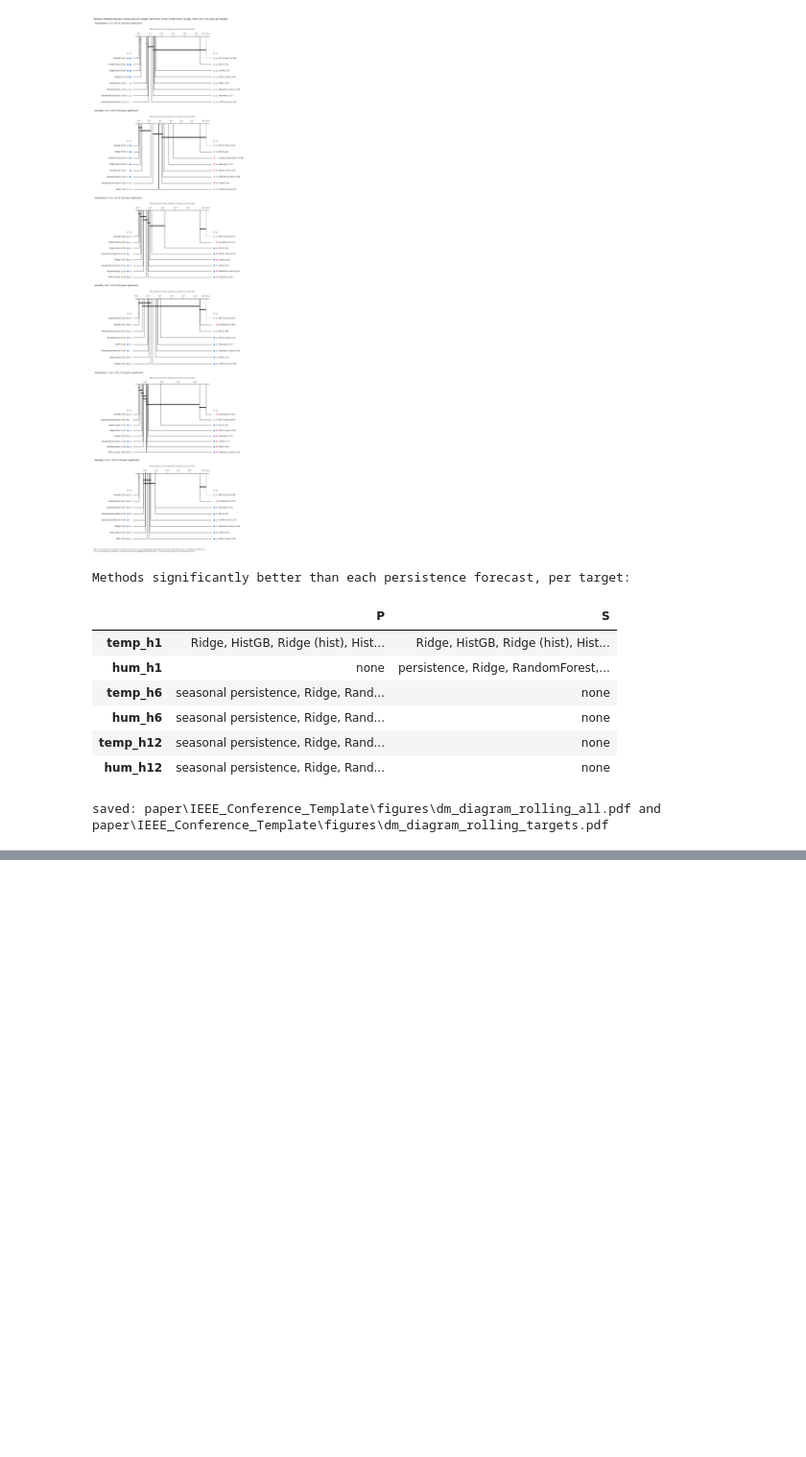
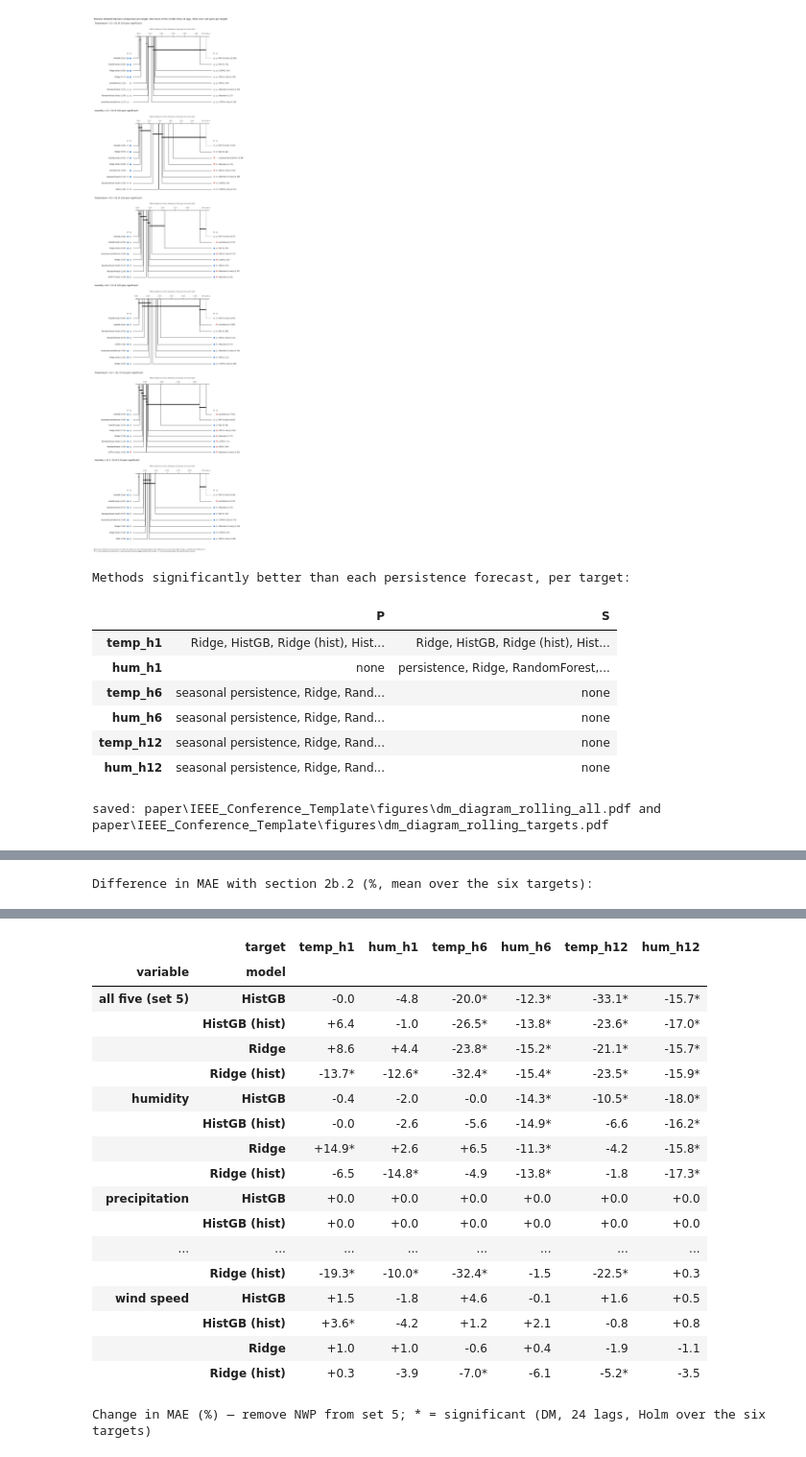
Before and after one commit to yuye188/Osiris-Greenhouse-UMU, a Jupyter notebook: 02b. rolling origin.ipynb, the cells around one changed output, grey strips where cells are left out. Shown at 96% size. Cells and saved outputs as stored; diff of their text form; code cells hidden in the pictures; blank space fills up the shorter version.

```diff
--- a/02b. rolling origin.ipynb
+++ b/02b. rolling origin.ipynb
@@ -610,0 +799,61 @@ saved: paper\IEEE_Conference_Template\figures\dm_diagram_rolling_all.pdf and pap
+# %%
+# check: set 4 and set 5, refitted here, against the predictions of section 2b.2. Ridge is reproduced
+# exactly; HistGB can differ slightly between scikit-learn versions. All comparisons below use the
+# predictions of this section only, so both sides of every comparison come from the same runs.
+chk = {}
+for fn in FOLDS:
+    y = RO[fn]["y_test"]
+    for m in WX_MODELS:
+        for name, fs in (("set 4", FS_NOFC), ("set 5", FS_MAIN)):
+            new_mae = fu.abs_err(WX[fn][f"{m}|{name}"], y).mean()
+            old_mae = fu.abs_err(RO[fn]["pred"][(m, fs)], y).mean()
+            chk[(fn, m, name)] = 100 * float(((new_mae - old_mae) / old_mae).mean())
+print("Difference in MAE with section 2b.2 (%, mean over the six targets):")
+display(pd.Series(chk).unstack([1, 2]).round(2))
+
+
+def wx_err(m, name):
+    # hourly absolute error of one model and input set, test hours of the four folds together
+    return pd.concat([fu.abs_err(WX[fn][f"{m}|{name}"], RO[fn]["y_test"]) for fn in FOLDS]).sort_index()
+
+
+WX_COMPARISONS = {  # comparison -> (set A, set B) for each variable; change = MAE(A) / MAE(B) - 1
+    "add NWP to set 4": {**{v: (f"set 4 + {v} (NWP)", "set 4") for v in FC_VARS}, "all five (set 5)": ("set 5", "set 4")},
+    "remove NWP from set 5": {v: (f"set 5 - {v} (NWP)", "set 5") for v in FC_VARS},
+    "add observed to set 4": {v: (f"set 4 + {v} (observed)", "set 4") for v in OBS_VARS},
+    # observed weather against the forecast of the same variable: the part of the gain lost to forecast error
+    "observed instead of NWP": {v: (f"set 4 + {v} (observed)", f"set 4 + {v} (NWP)") for v in ("temperature", "humidity", "wind speed", "radiation")},
+}
+wx_rows = []
+for comp, pairs in WX_COMPARISONS.items():
+    for v, (a, b) in pairs.items():
+        for m in WX_MODELS:
+            t = fu.paired_rows(wx_err(m, a), wx_err(m, b), L=DM_LAGS, n_boot=N_BOOT)
+            for c in TARGET_COLS:
+                wx_rows.append({"comparison": comp, "variable": v, "model": m, "target": c,
+                                "MAE A": t.loc[c, "MAE A"], "MAE B": t.loc[c, "MAE B"], "rel (%)": t.loc[c, "rel (%)"],
+                                "CI 2.5%": t.loc[c, "CI 2.5%"], "CI 97.5%": t.loc[c, "CI 97.5%"],
+                                "p DM": t.loc[c, "p DM"], "p Holm": t.loc[c, "p Holm"]})
+wx_long = pd.DataFrame(wx_rows)
+wx_long.to_csv(os.path.join("paper", "tables", "rolling_origin_weather_variables.csv"), index=False)
+print("saved:", os.path.join("paper", "tables", "rolling_origin_weather_variables.csv"))
+
+# compact view: change in MAE (%), * = significant (DM, Holm over the six targets)
+wx_long["cell"] = [f"{r:+.1f}{'*' if p < 0.05 else ''}" for r, p in zip(wx_long["rel (%)"], wx_long["p Holm"])]
+for comp in WX_COMPARISONS:
+    print(f"\nChange in MAE (%) — {comp}; * = significant (DM, {DM_LAGS} lags, Holm over the six targets)")
+    s = wx_long[wx_long.comparison == comp]
+    display(s.pivot_table(index=["variable", "model"], columns="target", values="cell", aggfunc="first")
+            .reindex(columns=TARGET_COLS))
+
+# summary over the four models: mean change (%) and number of models with a significant change
+summ = (wx_long.assign(sig=wx_long["p Holm"] < 0.05)
+        .groupby(["comparison", "variable", "target"], sort=False)
+        .agg(mean_rel=("rel (%)", "mean"), n_sig=("sig", "sum")).reset_index())
+summ["cell"] = [f"{r:+.1f} ({n})" for r, n in zip(summ.mean_rel, summ.n_sig)]
+print("\nMean change in MAE (%) over the four tabular models (number of models with a significant change):")
+display(summ.pivot_table(index=["comparison", "variable"], columns="target", values="cell", aggfunc="first", sort=False)
+        .reindex(columns=TARGET_COLS))
+summ.to_csv(os.path.join("paper", "tables", "rolling_origin_weather_variables_summary.csv"), index=False)
+# %% [output]
+Difference in MAE with section 2b.2 (%, mean over the six targets):
@@ -610,0 +869,19 @@ saved: paper\IEEE_Conference_Template\figures\dm_diagram_rolling_all.pdf and pap
+|  | target | temp_h1 | hum_h1 | temp_h6 | hum_h6 | temp_h12 | hum_h12 |
+| variable | model |  |  |  |  |  |  |
+| all five (set 5) | HistGB | -0.0 | -4.8 | -20.0* | -12.3* | -33.1* | -15.7* |
+|  | HistGB (hist) | +6.4 | -1.0 | -26.5* | -13.8* | -23.6* | -17.0* |
+|  | Ridge | +8.6 | +4.4 | -23.8* | -15.2* | -21.1* | -15.7* |
+|  | Ridge (hist) | -13.7* | -12.6* | -32.4* | -15.4* | -23.5* | -15.9* |
+| humidity | HistGB | -0.4 | -2.0 | -0.0 | -14.3* | -10.5* | -18.0* |
+|  | HistGB (hist) | -0.0 | -2.6 | -5.6 | -14.9* | -6.6 | -16.2* |
+|  | Ridge | +14.9* | +2.6 | +6.5 | -11.3* | -4.2 | -15.8* |
+|  | Ridge (hist) | -6.5 | -14.8* | -4.9 | -13.8* | -1.8 | -17.3* |
+| precipitation | HistGB | +0.0 | +0.0 | +0.0 | +0.0 | +0.0 | +0.0 |
+|  | HistGB (hist) | +0.0 | +0.0 | +0.0 | +0.0 | +0.0 | +0.0 |
+| ... | ... | ... | ... | ... | ... | ... | ... |
+|  | Ridge (hist) | -19.3* | -10.0* | -32.4* | -1.5 | -22.5* | +0.3 |
+| wind speed | HistGB | +1.5 | -1.8 | +4.6 | -0.1 | +1.6 | +0.5 |
+|  | HistGB (hist) | +3.6* | -4.2 | +1.2 | +2.1 | -0.8 | +0.8 |
+|  | Ridge | +1.0 | +1.0 | -0.6 | +0.4 | -1.9 | -1.1 |
+|  | Ridge (hist) | +0.3 | -3.9 | -7.0* | -6.1 | -5.2* | -3.5 |
+Change in MAE (%) — remove NWP from set 5; * = significant (DM, 24 lags, Holm over the six targets)
```
Also changed, not shown: parts of 5 cells of this notebook, 5 other files.
